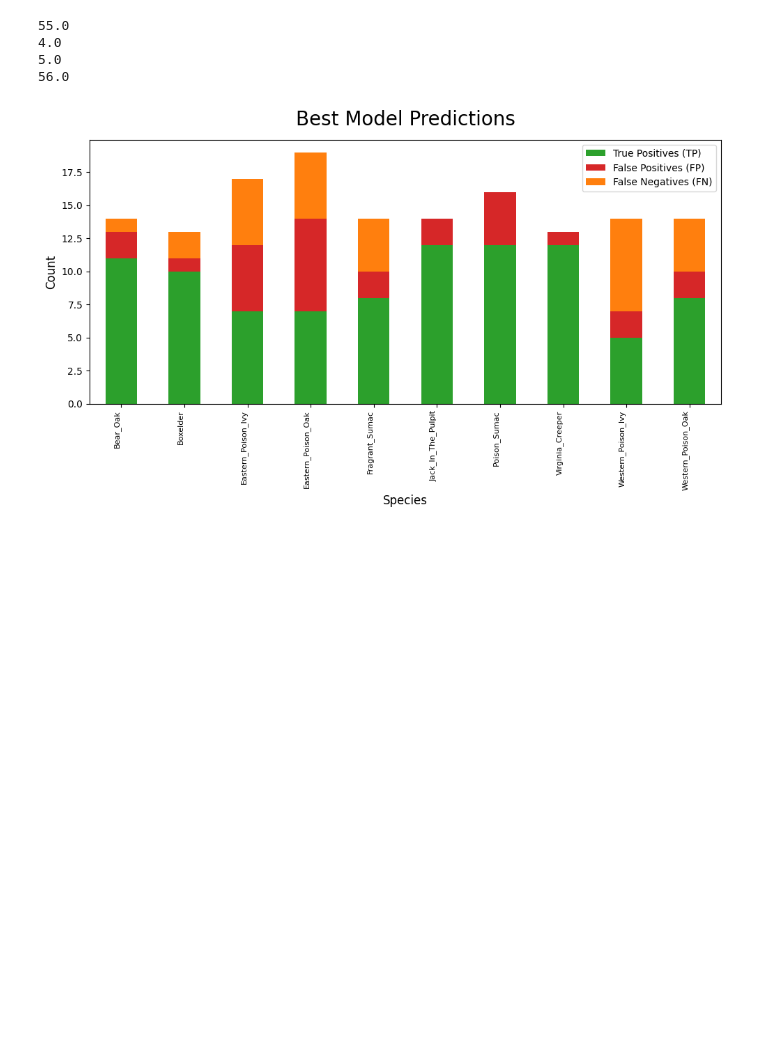
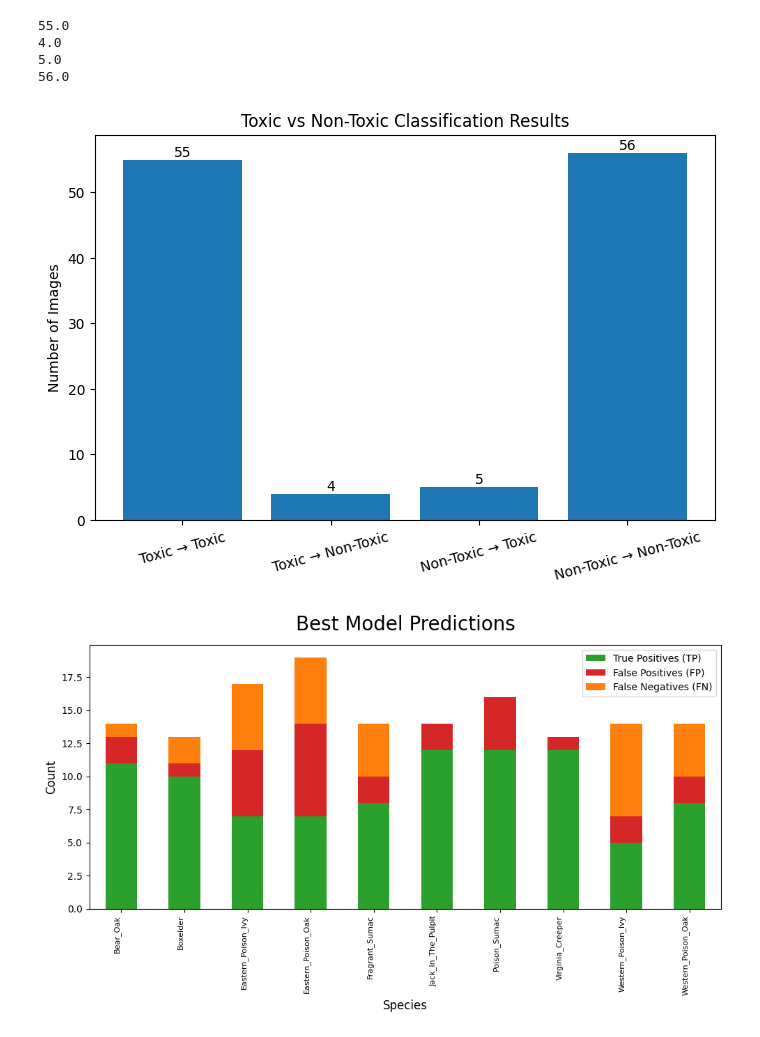
Before and after one commit to manha-star/Computer-Vision-Project, a Jupyter notebook: ComputerVisionProject.ipynb, the cells around one changed output. Saved outputs shown, nothing was run; the diff lists cells and outputs as text; code cells hidden in the pictures; blank space fills up the shorter version.

Commit message:
added recall graph

```diff
--- a/ComputerVisionProject.ipynb
+++ b/ComputerVisionProject.ipynb
@@ -719,6 +719,31 @@ print(nontoxic_nontoxic)
 4.0
 5.0
 56.0
+# %%
+#import matplotlib.pyplot as plt
+categories = [
+        "Toxic → Toxic",
+        "Toxic → Non-Toxic",
+        "Non-Toxic → Toxic",
+        "Non-Toxic → Non-Toxic"
+        ]
+values = [55, 4, 5, 56]
+plt.figure(figsize=(8,5))
+bars = plt.bar(categories, values)
+plt.ylabel("Number of Images")
+plt.title("Toxic vs Non-Toxic Classification Results")
+for bar in bars:
+  plt.text(
+      bar.get_x() + bar.get_width()/ 2,
+      bar.get_height() + 0.5,
+      int(bar.get_height()),
+      ha='center'
+      )
+
+plt.xticks(rotation=15)
+plt.show()
+# %% [output]
+[figure, added]
 # %%
 # gather labels
 class_names = list(currmodel.names.values())
```
